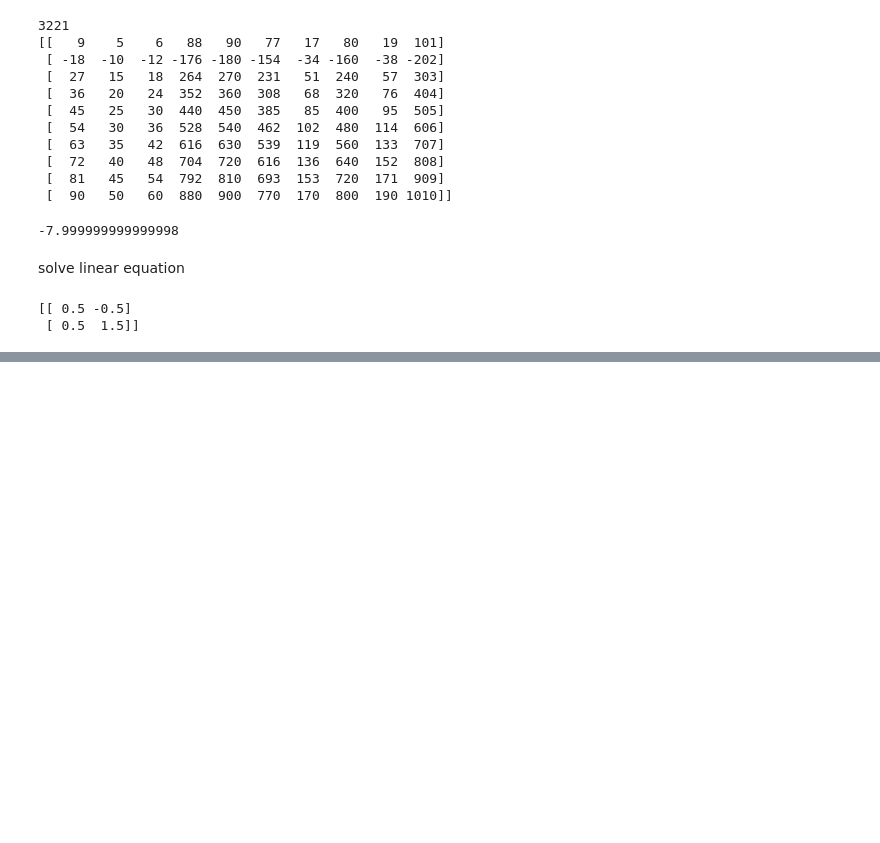
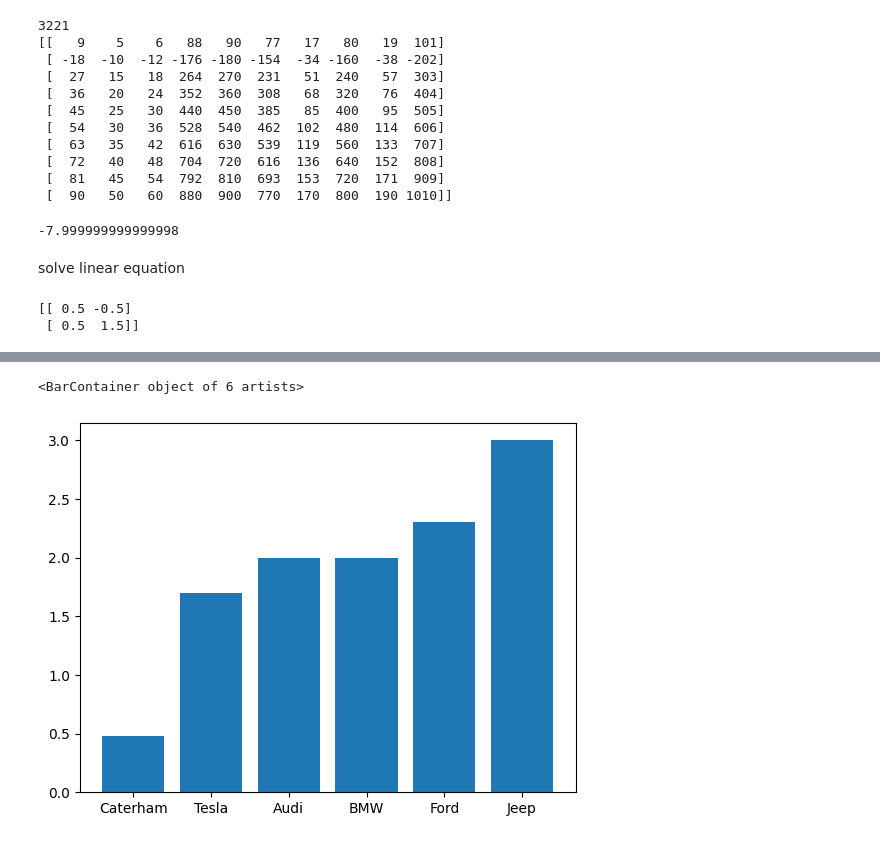
Before and after one commit to Mamtajangra/random_practice_numpy, a Jupyter notebook: numpy_practice.ipynb, the cells around one changed output, grey strips where cells are left out. Cells and saved outputs as stored; diff of their text form; code cells hidden in the pictures; blank space fills up the shorter version.

```diff
--- a/numpy_practice.ipynb
+++ b/numpy_practice.ipynb
@@ -821,0 +893,7 @@ print(np.linalg.solve(array1,array2))
+# %%
+car = np.array(["Caterham", "Tesla", "Audi",  "BMW", "Ford", "Jeep"])
+weight = np.array([0.48, 1.7, 2, 2, 2.3, 3 ])
+plt.bar(car,weight)
+# %% [output]
+<BarContainer object of 6 artists>
+[figure, added]
```
Also changed, not shown: parts of 7 cells of this notebook.
